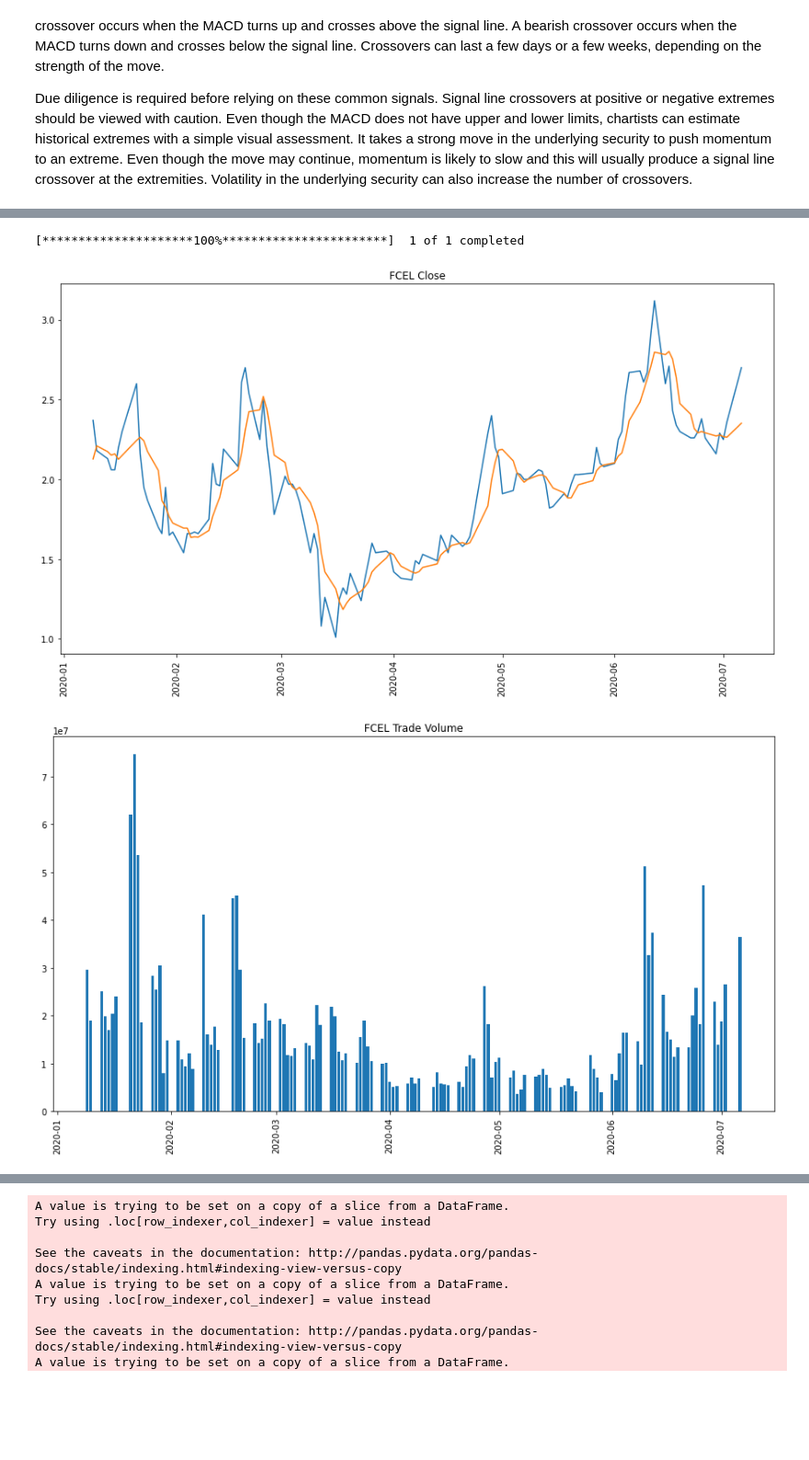
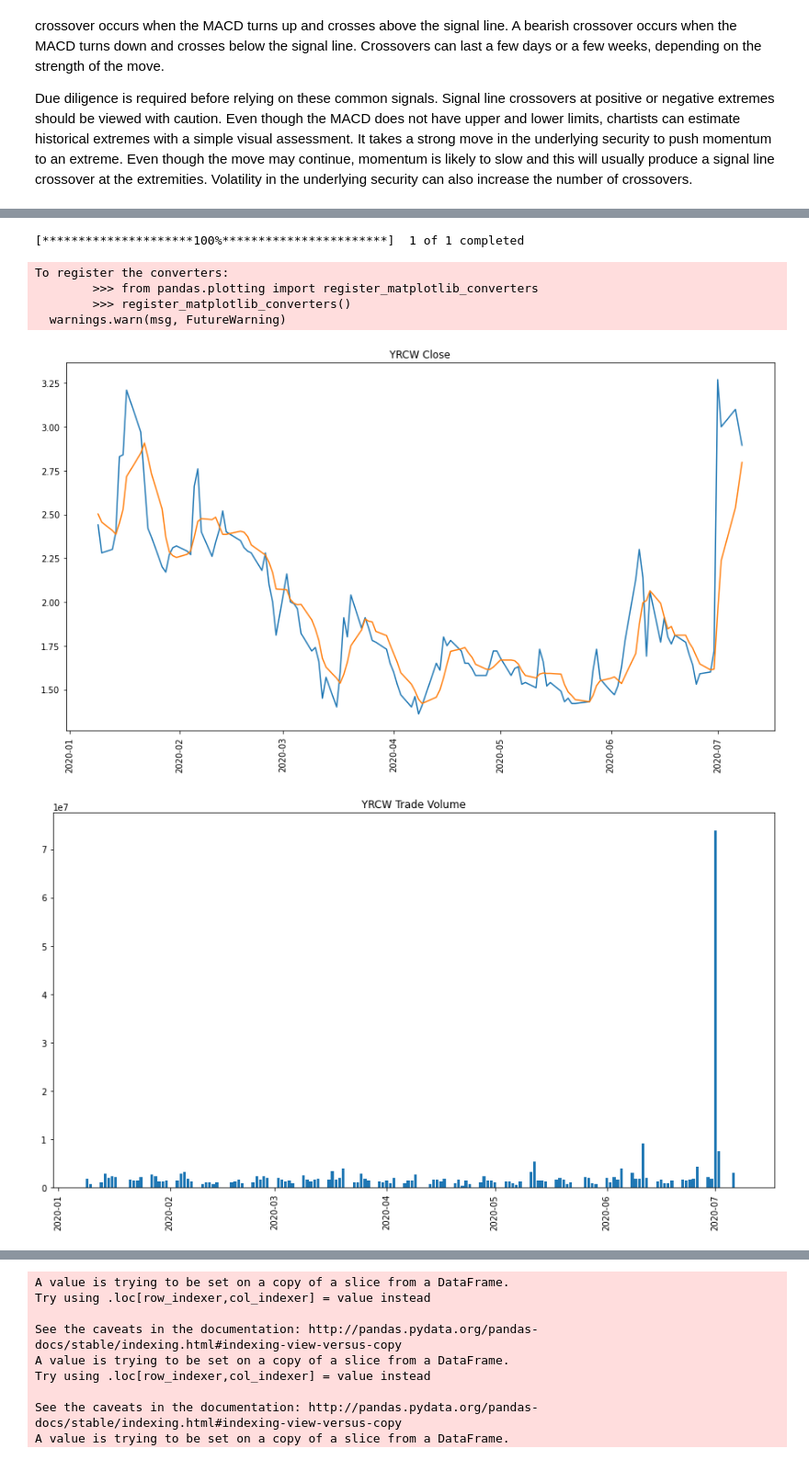
Before and after one commit to Mtaylert/Stock_Evaluation, a Jupyter notebook: StockEvaluations.ipynb, the cells around one changed output, grey strips where cells are left out. Shown at 92% size. Saved outputs shown, nothing was run; the diff lists cells and outputs as text; code cells hidden in the pictures; blank space fills up the shorter version.

```diff
--- a/StockEvaluations.ipynb
+++ b/StockEvaluations.ipynb
@@ -51,3 +51,5 @@ def get_quote_data_by_minute(symbol='SPCE', data_range='1d', data_interval='1m')
     df.columns = ['OPEN', 'HIGH','LOW','CLOSE','VOLUME']    #Renaming columns in pandas
     df=df.reset_index()
     return df
+# %%
+min_by_min = get_quote_data_by_minute(symbol='AMD',data_range='1d', data_interval='1m')
@@ -69,6 +91,8 @@ def generate_stock_data(start_date,end_date,ticker):
     mapping = {0:'Mon',1:'Tues',2:'Wed',3:'Thurs',4:'Fri',5:'Sat',6:'Sun'}
     data['DOW'] = data['Date'].dt.dayofweek
     data['DOW_Mapped'] =data['DOW'].map(mapping)
+    data['Date']=data['Date'].dt.date
+    #data['Date']=pd.to_datetime(data['Date'])
 
 
     #calculate 7 day moving average with open and close
@@ -140,31 +164,37 @@ def generate_stock_data(start_date,end_date,ticker):
     return data
 # %%
 start = '2020-01-01'
+ticker='YRCW'
+
 SDOW = generate_stock_data(start,now,ticker)
 
 plt.figure(figsize=(15,8))
 plt.title('{} Close'.format(ticker))
 
 plt.plot(SDOW['Date'],SDOW['Open'])
 
 plt.plot(SDOW['Date'],SDOW['5Day_Moving_Average_Open'])
 
 plt.xticks(rotation=90)
 plt.show()
 #----------------------------------------------
 
 plt.figure(figsize=(15,8))
 plt.title('{} Trade Volume'.format(ticker))
 
 
 plt.bar(SDOW['Date'],SDOW['Volume'])
 
 plt.xticks(rotation=90)
 plt.show()
 # %% [output]
 [*********************100%***********************]  1 of 1 completed
+To register the converters:
+        >>> from pandas.plotting import register_matplotlib_converters
+        >>> register_matplotlib_converters()
+  warnings.warn(msg, FutureWarning)
-[figure, old version]
+[figure, new version]
-[figure, old version]
+[figure, new version]
 # %%
 import datapackage
 
```
Also changed, not shown: parts of 21 cells of this notebook, 2 other files.
